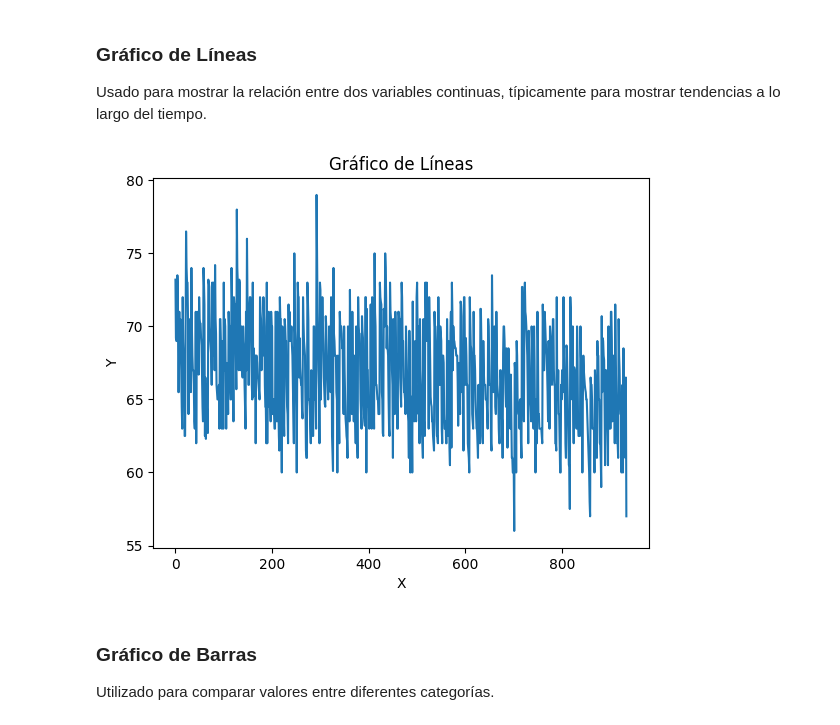
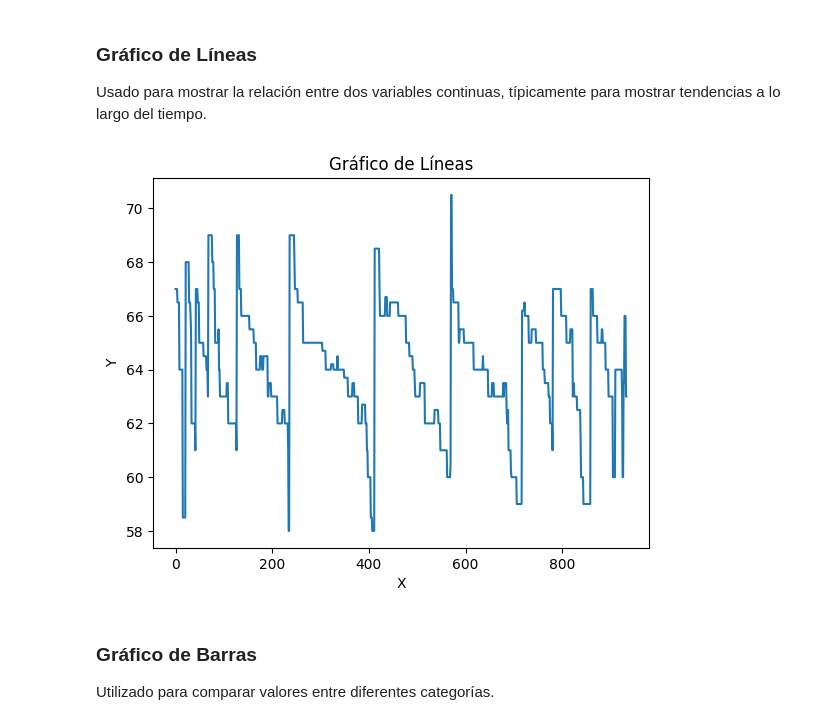
Before and after one commit to Void-CA/DataTools-Introduction, a Jupyter notebook: tutorial.ipynb, the cells around one changed output. Cells and saved outputs as stored; diff of their text form; code cells hidden in the pictures.

```diff
--- a/tutorial.ipynb
+++ b/tutorial.ipynb
@@ -345,13 +357,13 @@ Usaremos el dataset de Galton Heights utilizado anteriormente
 ### Gráfico de Líneas
 Usado para mostrar la relación entre dos variables continuas, típicamente para mostrar tendencias a lo largo del tiempo.
 # %%
-plt.plot(heights.index, heights["childHeight"])
+plt.plot(heights.index, heights["mother"])
 plt.title("Gráfico de Líneas")
 plt.xlabel("X")
 plt.ylabel("Y")
 plt.show()
 # %% [output]
-[figure, old version]
+[figure, new version]
 # %% [markdown]
 ### Gráfico de Barras
 Utilizado para comparar valores entre diferentes categorías.
```
Also changed, not shown: parts of 24 cells of this notebook, 1 other file.
